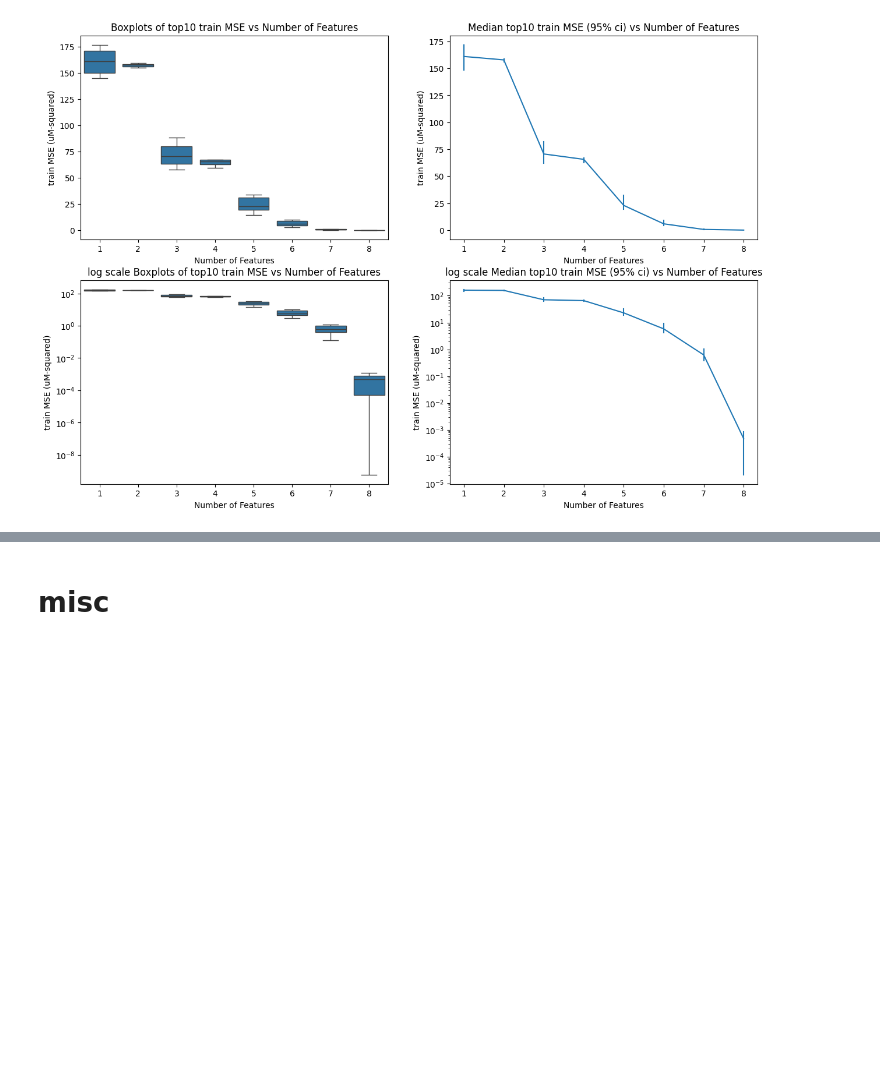
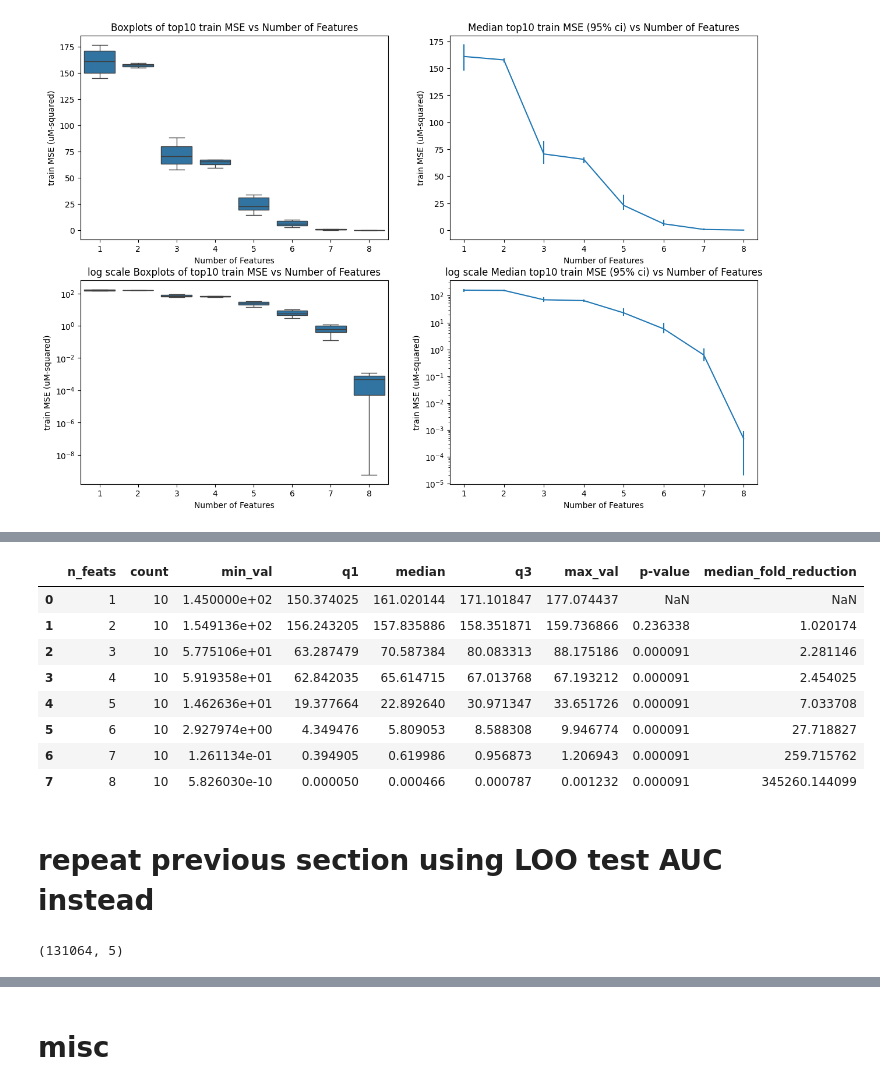
Before and after one commit to cvraut/colorimetry_ML, a Jupyter notebook: code/p02_study_mse/Study_MSE.ipynb, the cells around one changed output, grey strips where cells are left out. Drawn from its saved outputs; the diff is of its cells as text; code cells hidden in the pictures; blank space fills up the shorter version.

```diff
--- a/code/p02_study_mse/Study_MSE.ipynb
+++ b/code/p02_study_mse/Study_MSE.ipynb
@@ -812,2 +871,12 @@ axs[3].set_yscale('log')
 # %% [output]
 [figure]
+# %%
+baseline = filtered_data[filtered_data['n_feats'] == 1]['mse']
+# save the results to a list to convert to a dataframe later
+results = []
+for n_feats in range(2, 9):
+    group = filtered_data[filtered_data['n_feats'] == n_feats]['mse']
+    stat, p = mannwhitneyu(baseline, group, alternative='greater')
+    results.append({'n_feats':n_feats, 'p-value':p})
+    print(f"n_feats={n_feats}, p-value={p}")
+top10_pvals = pd.DataFrame(results)
@@ -813,0 +891,9 @@ axs[3].set_yscale('log')
+# %%
+# calculate the median fold reduction in MSE for each n_feats group against n_feats=1
+results = []
+baseline = filtered_data[filtered_data['n_feats'] == 1]['mse'].median()
+for n_feats in range(2, 9):
+    group = filtered_data[filtered_data['n_feats'] == n_feats]['mse'].median()
+    results.append({'n_feats':n_feats, 'median_fold_reduction':baseline/group})
+    print(f"n_feats={n_feats}, median fold reduction={baseline/group}")
+top10_fold_red = pd.DataFrame(results)
@@ -813,0 +908,23 @@ axs[3].set_yscale('log')
+# %%
+tab2 = filtered_data.groupby('n_feats').agg(
+    count=('mse', 'size'),
+    min_val=('mse', 'min'),
+    q1=('mse', lambda x: x.quantile(0.25)),
+    median=('mse', 'median'),
+    q3=('mse', lambda x: x.quantile(0.75)),
+    max_val=('mse', 'max')
+).reset_index()
+# %%
+tab2.merge(top10_pvals, on='n_feats', how="left").merge(top10_fold_red, on='n_feats', how="left")
+# %% [output]
+|  | n_feats | count | min_val | q1 | median | q3 | max_val | p-value | median_fold_reduction |
+| 0 | 1 | 10 | 1.450000e+02 | 150.374025 | 161.020144 | 171.101847 | 177.074437 | NaN | NaN |
+| 1 | 2 | 10 | 1.549136e+02 | 156.243205 | 157.835886 | 158.351871 | 159.736866 | 0.236338 | 1.020174 |
+| 2 | 3 | 10 | 5.775106e+01 | 63.287479 | 70.587384 | 80.083313 | 88.175186 | 0.000091 | 2.281146 |
+| 3 | 4 | 10 | 5.919358e+01 | 62.842035 | 65.614715 | 67.013768 | 67.193212 | 0.000091 | 2.454025 |
+| 4 | 5 | 10 | 1.462636e+01 | 19.377664 | 22.892640 | 30.971347 | 33.651726 | 0.000091 | 7.033708 |
+| 5 | 6 | 10 | 2.927974e+00 | 4.349476 | 5.809053 | 8.588308 | 9.946774 | 0.000091 | 27.718827 |
+| 6 | 7 | 10 | 1.261134e-01 | 0.394905 | 0.619986 | 0.956873 | 1.206943 | 0.000091 | 259.715762 |
+| 7 | 8 | 10 | 5.826030e-10 | 0.000050 | 0.000466 | 0.000787 | 0.001232 | 0.000091 | 345260.144099 |
+# %% [markdown]
+# repeat previous section using LOO test AUC instead
@@ -813,0 +956,6 @@ axs[3].set_yscale('log')
+# %%
+# # save to a csv file since it took like 30 min to run
+# all_dfs.to_csv('all_combo_loo_results.csv', index=False)
+all_dfs.shape
+# %% [output]
+(131064, 5)
```
Also changed, not shown: parts of 41 cells of this notebook, 3 other files.
